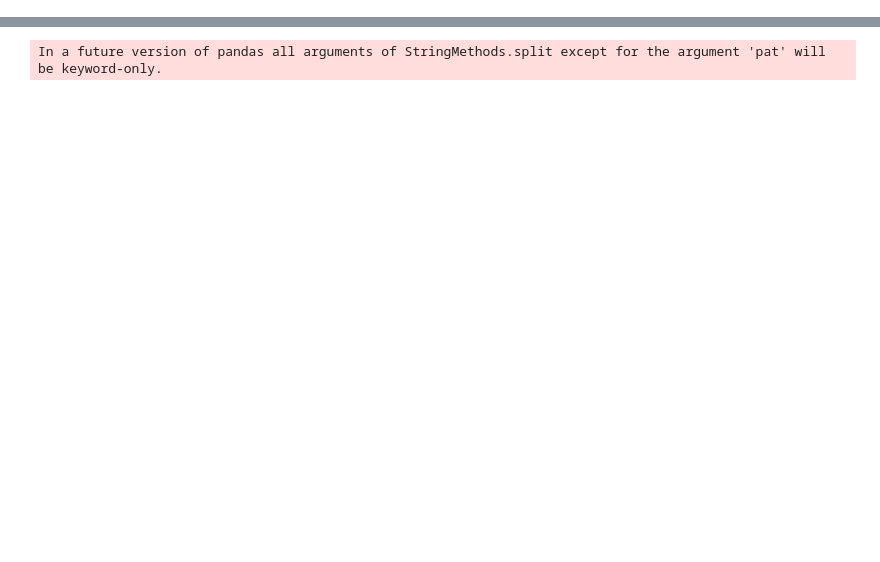
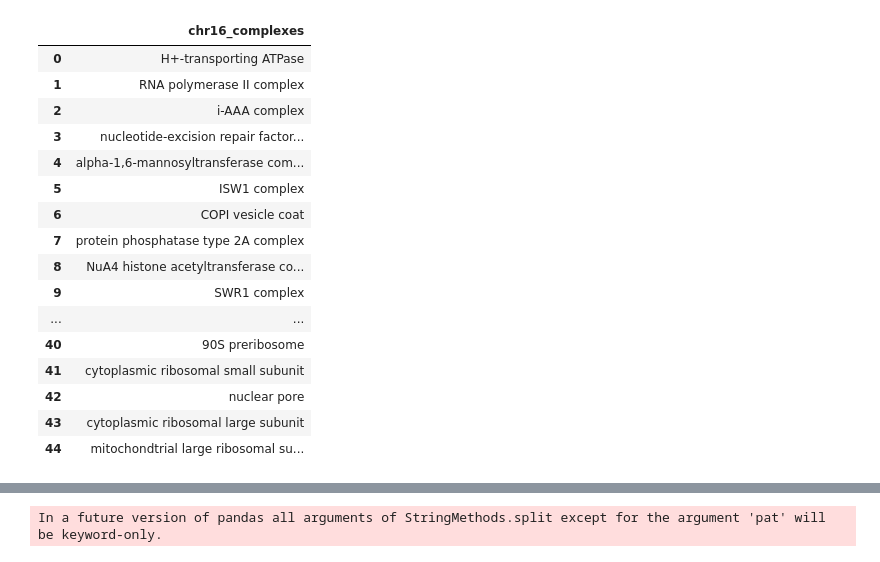
Before and after one commit to jaympatel481/RepLine-16-Analysis, a Jupyter notebook: Interactions.ipynb, the cells around one changed output, grey strips where cells are left out. Saved outputs shown, nothing was run; the diff lists cells and outputs as text; code cells hidden in the pictures; blank space fills up the shorter version.

```diff
--- a/Interactions.ipynb
+++ b/Interactions.ipynb
@@ -17,3 +168,23 @@ float(str(silac[silac['Protein'] == 'YPR073C']['SILAC_ratio_SCSC']).split("\n")[
+# %%
+chr_16_complexes
+# %% [output]
+|  | chr16_complexes |
+| 0 | H+-transporting ATPase |
+| 1 | RNA polymerase II complex |
+| 2 | i-AAA complex |
+| 3 | nucleotide-excision repair factor... |
+| 4 | alpha-1,6-mannosyltransferase com... |
+| 5 | ISW1 complex |
+| 6 | COPI vesicle coat |
+| 7 | protein phosphatase type 2A complex |
+| 8 | NuA4 histone acetyltransferase co... |
+| 9 | SWR1 complex |
+| ... | ... |
+| 40 | 90S preribosome |
+| 41 | cytoplasmic ribosomal small subunit |
+| 42 | nuclear pore |
+| 43 | cytoplasmic ribosomal large subunit |
+| 44 | mitochondtrial large ribosomal su... |
 # %%
 silac = pd.read_csv('/content/SILAC - Worksheet.csv')
 cnvs = pd.read_csv("/content/16h_1_CNV_gene.txt", sep="\t", header=None)
```
Also changed, not shown: parts of 8 cells of this notebook.
